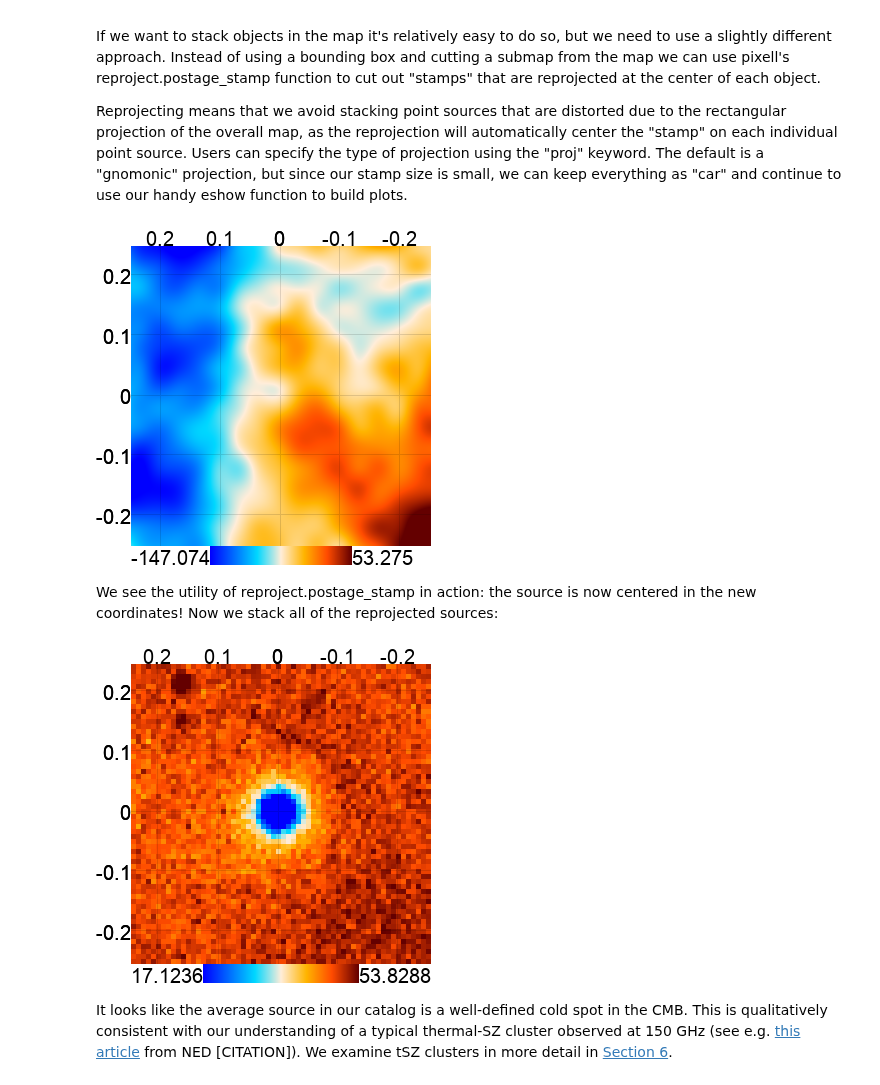
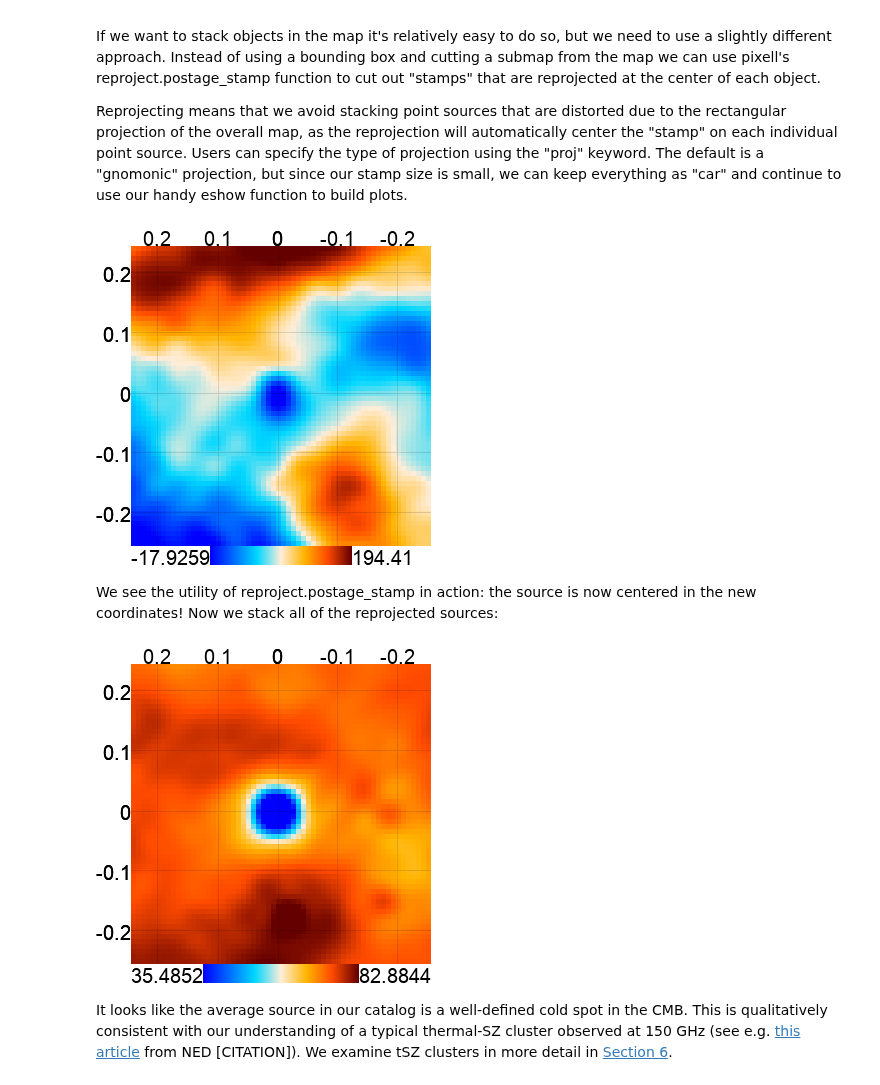
Before and after one commit to ACTCollaboration/DR4_DR5_Notebooks, a Jupyter notebook: Notebooks/Section_4_visualize_objects.ipynb, the cells around one changed output. Cells and saved outputs as stored; diff of their text form; code cells hidden in the pictures.

```diff
--- a/Notebooks/Section_4_visualize_objects.ipynb
+++ b/Notebooks/Section_4_visualize_objects.ipynb
@@ -100,10 +102,10 @@ Reprojecting means that we avoid stacking point sources that are distorted due t
 # %%
 #Reproject the above source and plot
 stamp = reproject.postage_stamp(inmap = imap , ra_deg = ras[16], dec_deg = decs[16], width_arcmin = 30.,
-                  res_arcmin = .1, proj = 'car')
-eshow(stamp, **{ "ticks": 0.1, "colorbar": True})
+                  res_arcmin = .5, proj = 'car')
+eshow(stamp, **{"upgrade": 5, "ticks": 0.1, "colorbar": True})
 # %% [output]
-[figure, old version]
+[figure, new version]
 # %% [markdown]
 We see the utility of reproject.postage_stamp in action: the source is now centered in the new coordinates! Now we stack all of the reprojected sources:
 # %%
@@ -122,6 +124,6 @@ for i in range(N):
 stack /= N
 eshow(stack, **{"upgrade": 5, "ticks": 0.1, "colorbar": True})
 # %% [output]
-[figure, old version]
+[figure, new version]
 # %% [markdown]
 It looks like the average source in our catalog is a well-defined cold spot in the CMB. This is qualitatively consistent with our understanding of a typical thermal-SZ cluster observed at 150 GHz (see e.g. [this article](https://ned.ipac.caltech.edu/level5/Sept05/Carlstrom/Carlstrom2.html) from NED [CITATION]). We examine tSZ clusters in  more detail in [Section 6](Section_6_Component_separated_maps.ipynb).
```
Also changed, not shown: parts of 15 cells of this notebook, 10 other files.
